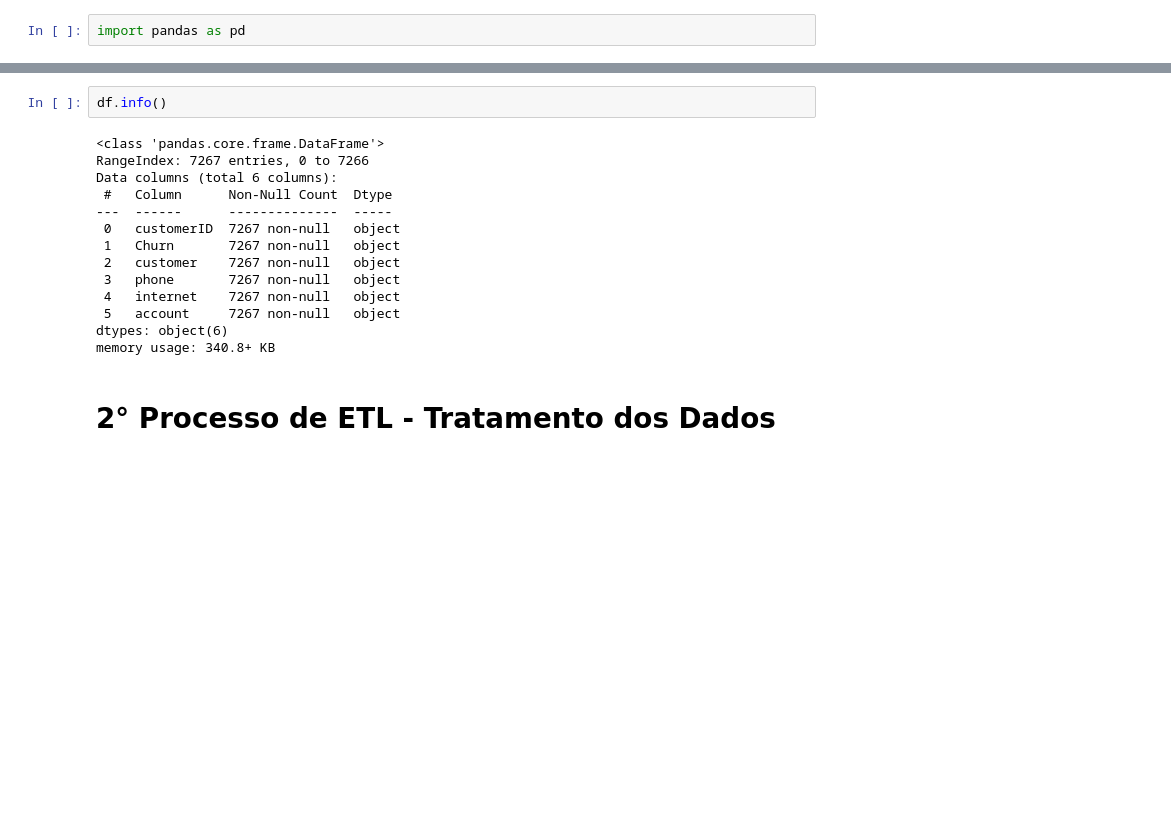
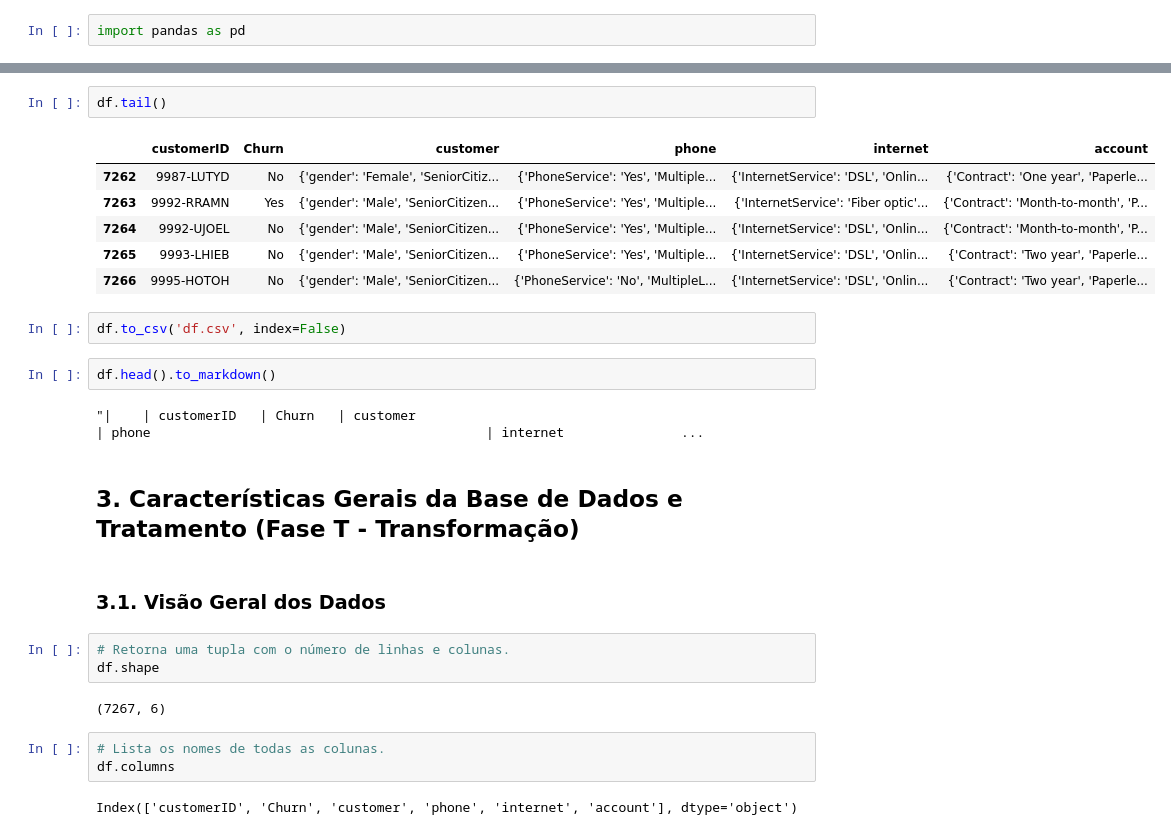
Before and after one commit to moises-rb/Analise_Dados, a Jupyter notebook: Telecom_X/challenge_telecomx.ipynb, the cells around one changed output, grey strips where cells are left out. Cells and saved outputs as stored; diff of their text form; blank space fills up the shorter version.

```diff
--- a/Telecom_X/challenge_telecomx.ipynb
+++ b/Telecom_X/challenge_telecomx.ipynb
@@ -32,18 +26,29 @@ df.describe()
-# %%
-df.info()
-# %% [output]
-<class 'pandas.core.frame.DataFrame'>
-RangeIndex: 7267 entries, 0 to 7266
-Data columns (total 6 columns):
- #   Column      Non-Null Count  Dtype
----  ------      --------------  -----
- 0   customerID  7267 non-null   object
- 1   Churn       7267 non-null   object
- 2   customer    7267 non-null   object
- 3   phone       7267 non-null   object
- 4   internet    7267 non-null   object
- 5   account     7267 non-null   object
-dtypes: object(6)
-memory usage: 340.8+ KB
+# %%
+df.tail()
+# %% [output]
+|  | customerID | Churn | customer | phone | internet | account |
+| 7262 | 9987-LUTYD | No | {'gender': 'Female', 'SeniorCitiz... | {'PhoneService': 'Yes', 'Multiple... | {'InternetService': 'DSL', 'Onlin... | {'Contract': 'One year', 'Paperle... |
+| 7263 | 9992-RRAMN | Yes | {'gender': 'Male', 'SeniorCitizen... | {'PhoneService': 'Yes', 'Multiple... | {'InternetService': 'Fiber optic'... | {'Contract': 'Month-to-month', 'P... |
+| 7264 | 9992-UJOEL | No | {'gender': 'Male', 'SeniorCitizen... | {'PhoneService': 'Yes', 'Multiple... | {'InternetService': 'DSL', 'Onlin... | {'Contract': 'Month-to-month', 'P... |
+| 7265 | 9993-LHIEB | No | {'gender': 'Male', 'SeniorCitizen... | {'PhoneService': 'Yes', 'Multiple... | {'InternetService': 'DSL', 'Onlin... | {'Contract': 'Two year', 'Paperle... |
+| 7266 | 9995-HOTOH | No | {'gender': 'Male', 'SeniorCitizen... | {'PhoneService': 'No', 'MultipleL... | {'InternetService': 'DSL', 'Onlin... | {'Contract': 'Two year', 'Paperle... |
+# %%
+df.to_csv('df.csv', index=False)
+# %%
+df.head().to_markdown()
+# %% [output]
+"|    | customerID   | Churn   | customer                                                                                     | phone                                           | internet               ...
 # %% [markdown]
-# 2° Processo de ETL - Tratamento dos Dados
+## 3. Características Gerais da Base de Dados e Tratamento (Fase T - Transformação)
+# %% [markdown]
+### 3.1. Visão Geral dos Dados
+# %%
+# Retorna uma tupla com o número de linhas e colunas.
+df.shape
+# %% [output]
+(7267, 6)
+# %%
+# Lista os nomes de todas as colunas.
+df.columns
+# %% [output]
+Index(['customerID', 'Churn', 'customer', 'phone', 'internet', 'account'], dtype='object')
```
Also changed, not shown: parts of 30 cells of this notebook, 1 other file.
